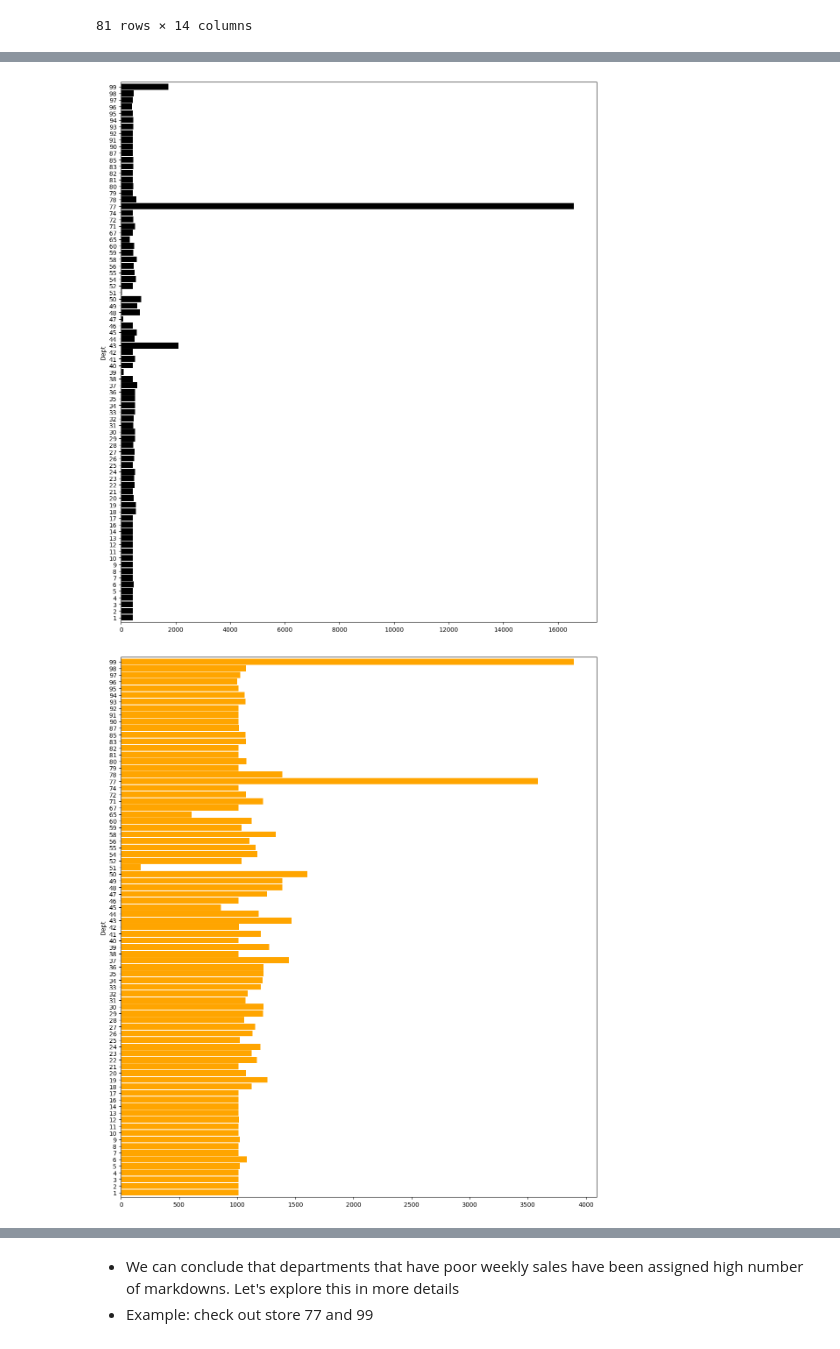
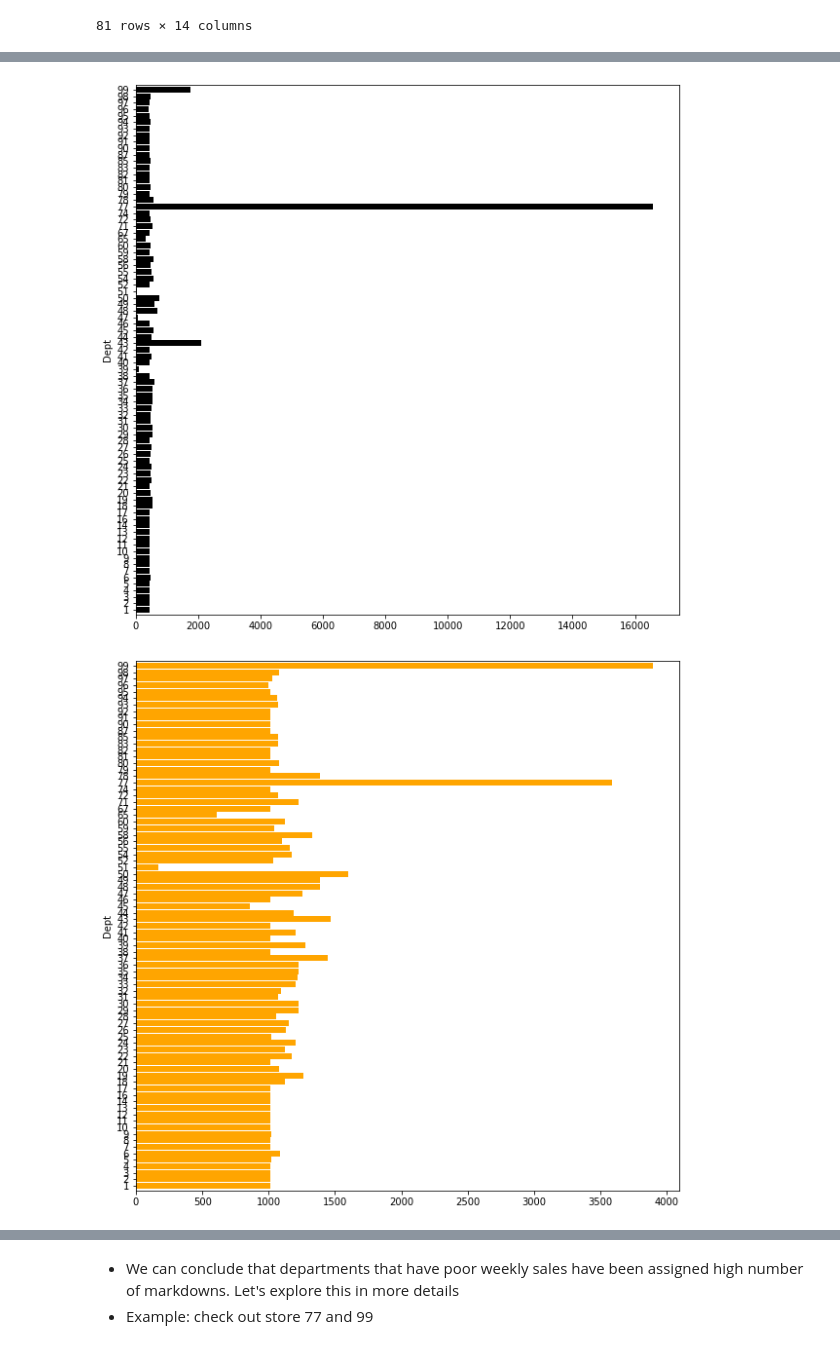
Before and after one commit to Sebastian1981/AWS_Sagemaker_Sales_Prediction, a Jupyter notebook: experiment/01_sales_forecast_eda.ipynb, the cells around one changed output, grey strips where cells are left out. Cells and saved outputs as stored; diff of their text form; code cells hidden in the pictures.

```diff
--- a/experiment/01_sales_forecast_eda.ipynb
+++ b/experiment/01_sales_forecast_eda.ipynb
@@ -532,13 +553,13 @@ plt.show()
 # %%
-fig = plt.figure(figsize = (14,16))
+fig = plt.figure(figsize = (10,10))
 df_dept['MarkDown3'].plot(kind = 'barh', color = 'black', width = 0.9)
 plt.show()
 # %% [output]
-[figure, old version]
+[figure, new version]
 # %%
-fig = plt.figure(figsize = (14,16))
+fig = plt.figure(figsize = (10,10))
 df_dept['MarkDown4'].plot(kind = 'barh', color = 'orange', width = 0.9)
 plt.show()
 # %% [output]
-[figure, old version]
+[figure, new version]
 # %%
```
Also changed, not shown: parts of 18 cells of this notebook.
